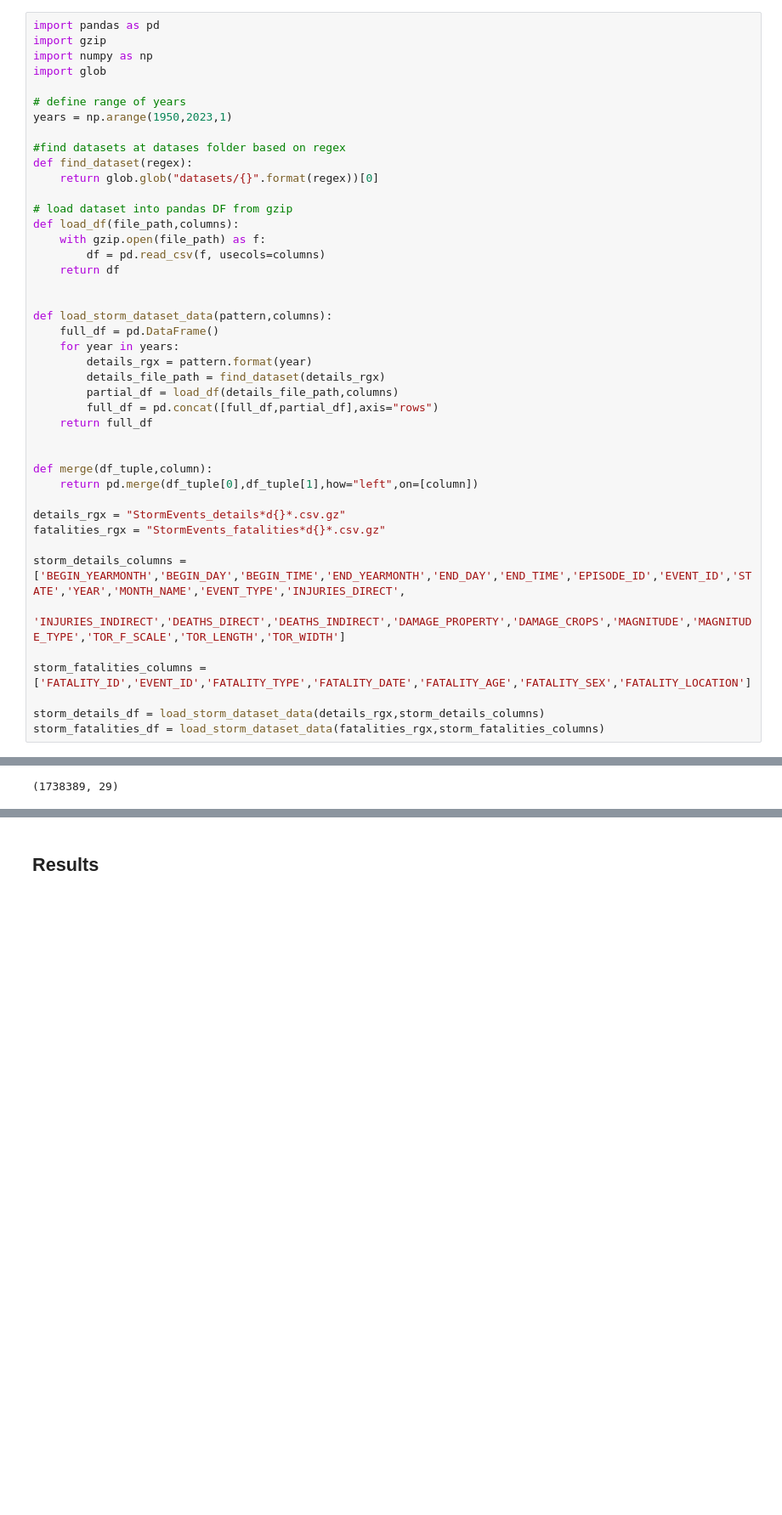
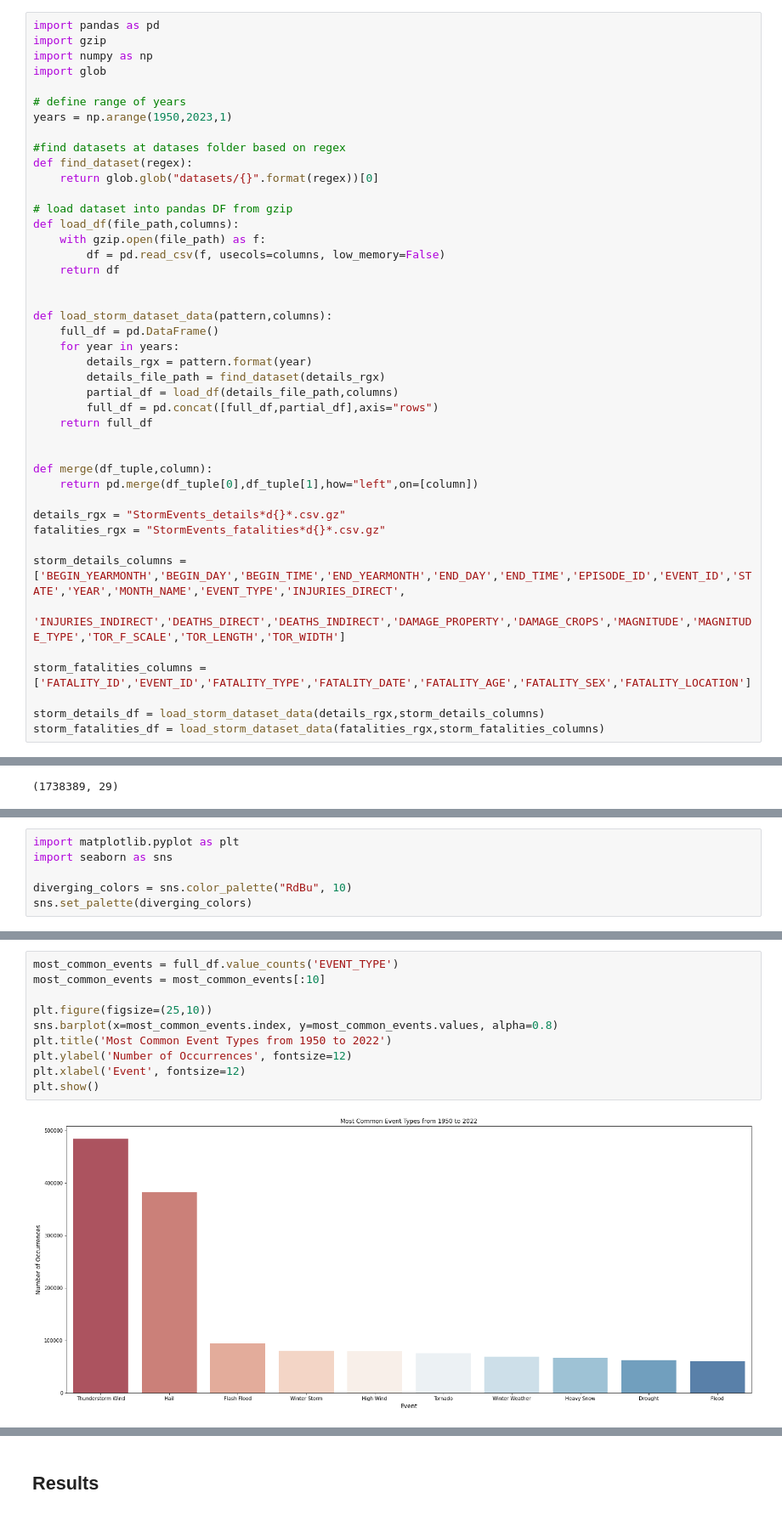
Before and after one commit to thiago-preira/UCDPA_ThiagoPereira, a Jupyter notebook: main.ipynb, the cells around one changed output, grey strips where cells are left out. Shown at 85% size. Saved outputs shown, nothing was run; the diff lists cells and outputs as text; blank space fills up the shorter version.

```diff
--- a/main.ipynb
+++ b/main.ipynb
@@ -177,7 +180,7 @@ def find_dataset(regex):
 # load dataset into pandas DF from gzip
 def load_df(file_path,columns):
     with gzip.open(file_path) as f:
-        df = pd.read_csv(f, usecols=columns)
+        df = pd.read_csv(f, usecols=columns, low_memory=False)
     return df
 
 
@@ -214,0 +218,6 @@ full_df.shape
+# %%
+import matplotlib.pyplot as plt
+import seaborn as sns
+
+diverging_colors = sns.color_palette("RdBu", 10)
+sns.set_palette(diverging_colors)
@@ -214,0 +227,12 @@ full_df.shape
+# %%
+most_common_events = full_df.value_counts('EVENT_TYPE')
+most_common_events = most_common_events[:10]
+
+plt.figure(figsize=(25,10))
+sns.barplot(x=most_common_events.index, y=most_common_events.values, alpha=0.8)
+plt.title('Most Common Event Types from 1950 to 2022')
+plt.ylabel('Number of Occurrences', fontsize=12)
+plt.xlabel('Event', fontsize=12)
+plt.show()
+# %% [output]
+[figure, added]
```
Also changed, not shown: parts of 10 cells of this notebook.
